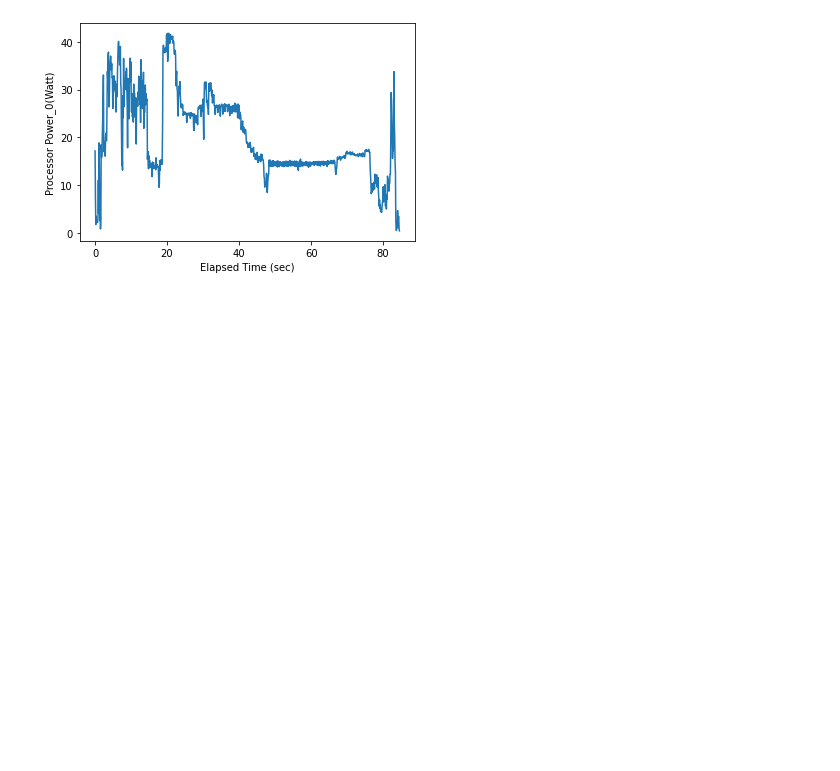
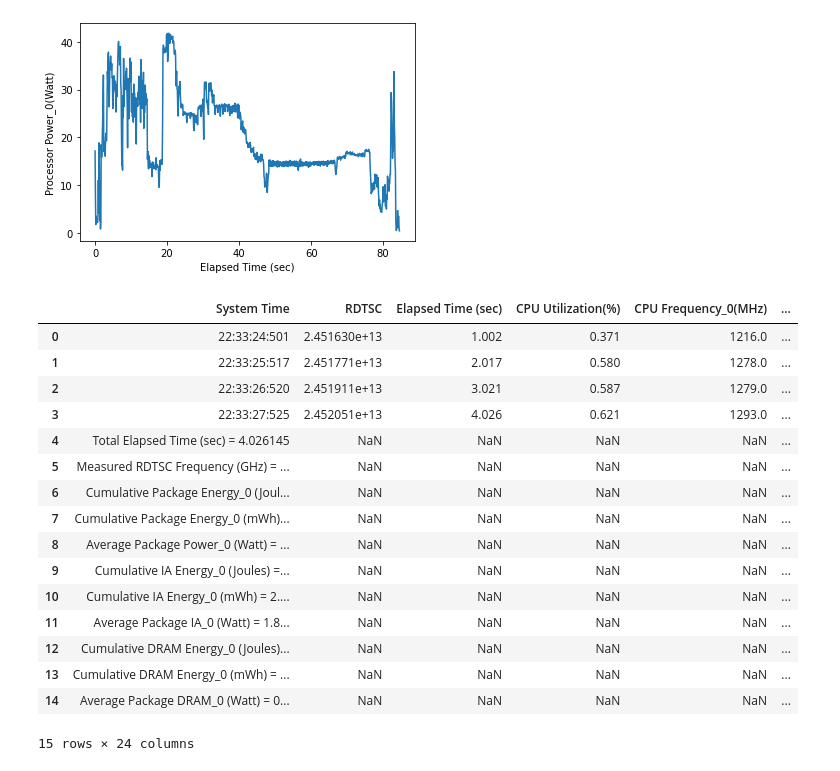
Before and after one commit to wesleymth/LauzHack-2022-energy, a Jupyter notebook: notebook_wesley.ipynb, the cells around one changed output. Drawn from its saved outputs; the diff is of its cells as text; code cells hidden in the pictures; blank space fills up the shorter version.

```diff
--- a/notebook_wesley.ipynb
+++ b/notebook_wesley.ipynb
@@ -336,0 +346,2 @@ IP._log_values()
+# %%
+df = pd.read_csv('logs/.DataCPU_log_infos.csv')
@@ -336,0 +350,20 @@ IP._log_values()
+# %%
+df
+# %% [output]
+|  | System Time | RDTSC | Elapsed Time (sec) | CPU Utilization(%) | CPU Frequency_0(MHz) | ... |
+| 0 | 22:33:24:501 | 2.451630e+13 | 1.002 | 0.371 | 1216.0 | ... |
+| 1 | 22:33:25:517 | 2.451771e+13 | 2.017 | 0.580 | 1278.0 | ... |
+| 2 | 22:33:26:520 | 2.451911e+13 | 3.021 | 0.587 | 1279.0 | ... |
+| 3 | 22:33:27:525 | 2.452051e+13 | 4.026 | 0.621 | 1293.0 | ... |
+| 4 | Total Elapsed Time (sec) = 4.026145 | NaN | NaN | NaN | NaN | ... |
+| 5 | Measured RDTSC Frequency (GHz) = ... | NaN | NaN | NaN | NaN | ... |
+| 6 | Cumulative Package Energy_0 (Joul... | NaN | NaN | NaN | NaN | ... |
+| 7 | Cumulative Package Energy_0 (mWh)... | NaN | NaN | NaN | NaN | ... |
+| 8 | Average Package Power_0 (Watt) = ... | NaN | NaN | NaN | NaN | ... |
+| 9 | Cumulative IA Energy_0 (Joules) =... | NaN | NaN | NaN | NaN | ... |
+| 10 | Cumulative IA Energy_0 (mWh) = 2.... | NaN | NaN | NaN | NaN | ... |
+| 11 | Average Package IA_0 (Watt) = 1.8... | NaN | NaN | NaN | NaN | ... |
+| 12 | Cumulative DRAM Energy_0 (Joules)... | NaN | NaN | NaN | NaN | ... |
+| 13 | Cumulative DRAM Energy_0 (mWh) = ... | NaN | NaN | NaN | NaN | ... |
+| 14 | Average Package DRAM_0 (Watt) = 0... | NaN | NaN | NaN | NaN | ... |
+15 rows × 24 columns
```
Also changed, not shown: parts of 47 cells of this notebook.
